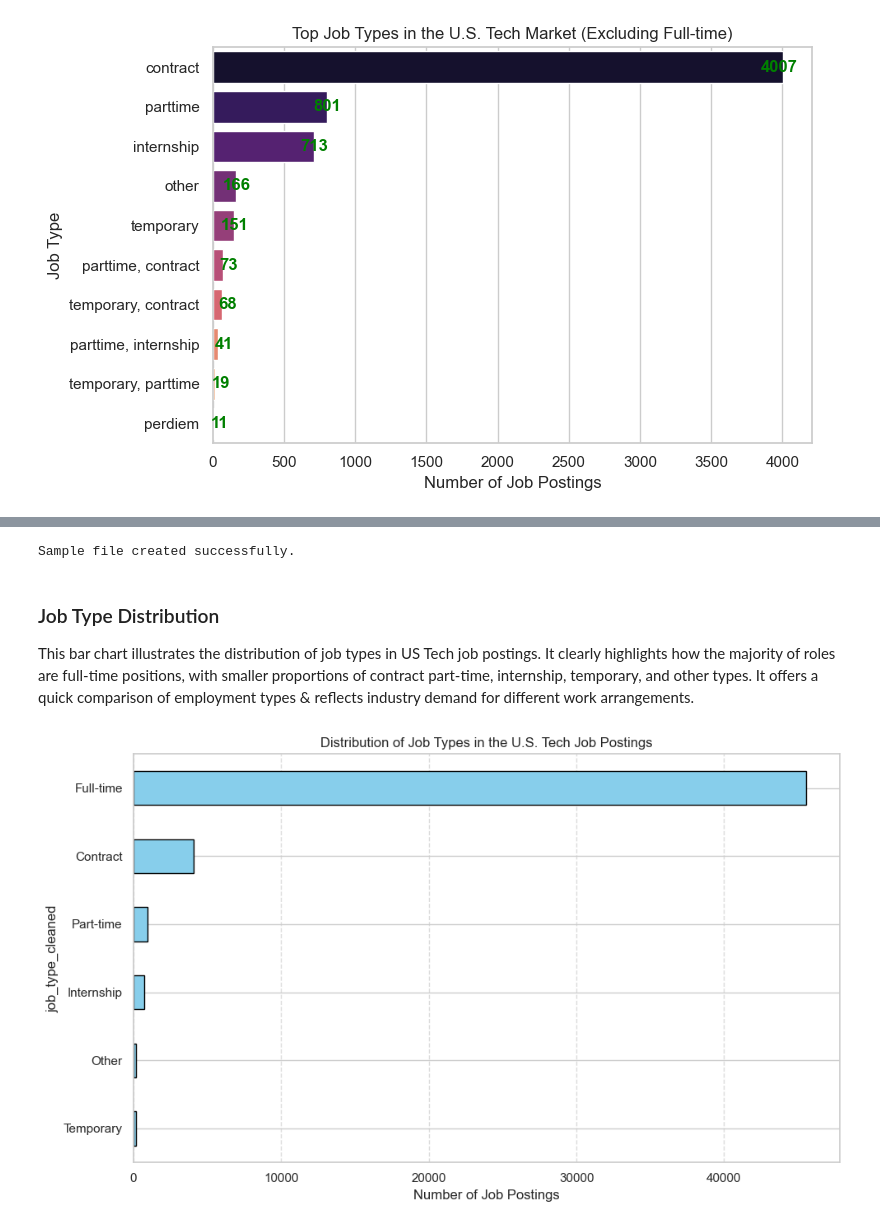
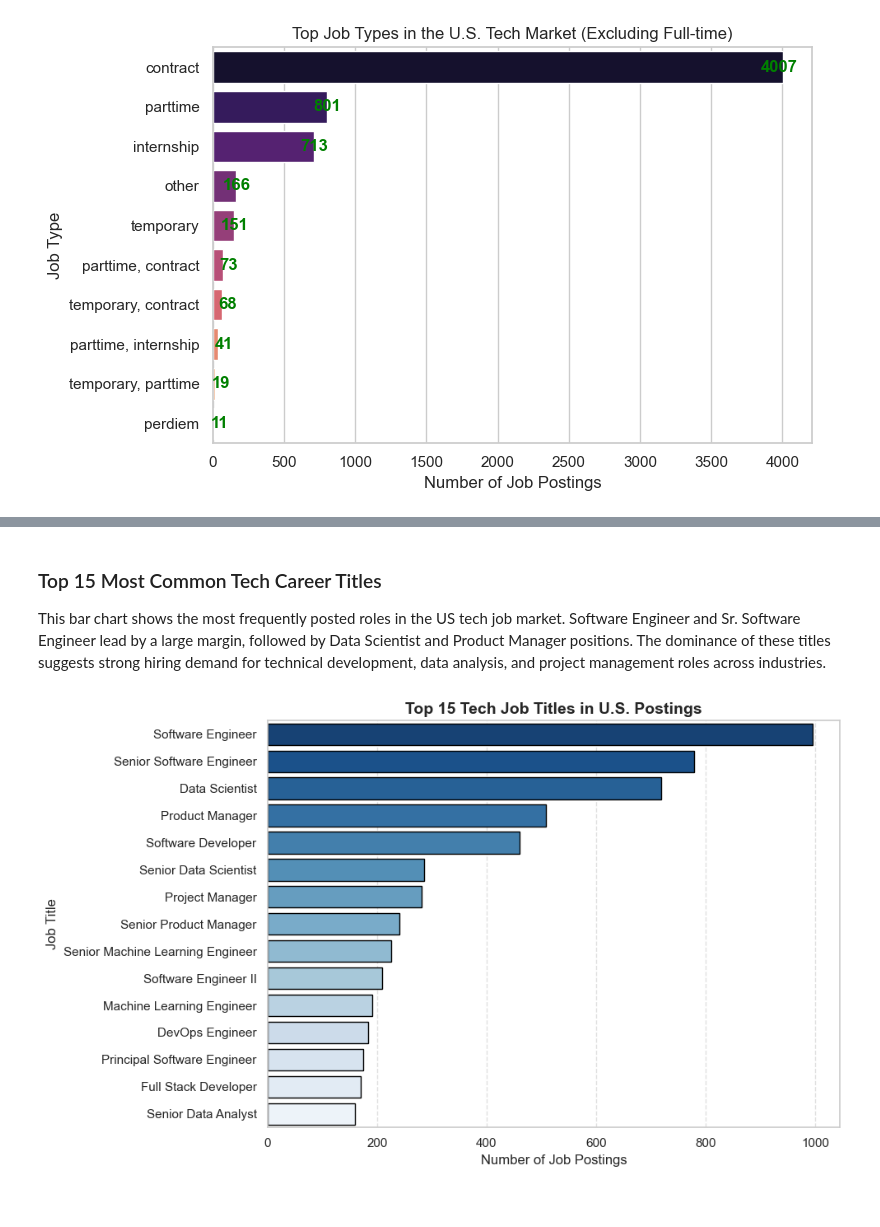
Before and after one commit to HCBrooks-lab/Job-Data, a Jupyter notebook: US_Tech_Job_Analysis.ipynb, the cells around one changed output, grey strips where cells are left out. Cells and saved outputs as stored; diff of their text form; code cells hidden in the pictures.

```diff
--- a/US_Tech_Job_Analysis.ipynb
+++ b/US_Tech_Job_Analysis.ipynb
@@ -209,31 +168,28 @@ plt.tight_layout()
-# %%
-import pandas as pd
-df = pd.read_excel("all_jobs.xlsx", engine="openpyxl")
-sample_df = df.head(500)
-sample_df.to_excel("sample_all_jobs.xlsx", index=False)
-print("Sample file created successfully.")
-# %% [output]
-Sample file created successfully.
 # %% [markdown]
-### Job Type Distribution
-
-This bar chart illustrates the distribution of job types in US Tech job postings. It clearly highlights how the majority of roles are full-time positions, with smaller proportions of contract part-time, internship, temporary, and other types. It offers a quick comparison of employment types & reflects industry demand for different work arrangements.
+### Top 15 Most Common Tech Career Titles
+This bar chart shows the most frequently posted roles in the US tech job market. Software Engineer and Sr. Software Engineer lead by a large margin, followed by Data Scientist and Product Manager positions. The dominance of these titles suggests strong hiring demand for technical development, data analysis, and project management roles across industries.
 # %%
-job_type_counts_sorted = job_type_counts.sort_values()
-
-plt.figure(figsize=(10, 6))
-job_type_counts_sorted.plot(
-    kind='barh',
-    color='skyblue',
-    edgecolor='black'
+top_titles = (
+    df["title"]
+    .dropna()
+    .value_counts()
+    .head(15)
 )
 
-plt.xlabel('Number of Job Postings')
-plt.title('Distribution of Job Types in the U.S. Tech Job Postings')
-plt.grid(axis='x', linestyle='--', alpha=0.7)
+# Plot
+plt.figure(figsize = (10, 6))
+sns.barplot(
+    x = top_titles.values,
+    y = top_titles.index,
+    palette = "Blues_r",
+    edgecolor = "black"
+)
+
+plt.title("Top 15 Tech Job Titles in U.S. Postings", fontsize = 14, weight = "bold")
+plt.xlabel("Number of Job Postings")
+plt.ylabel("Job Title")
+plt.grid(axis = "x", linestyle ="--", alpha =0.6)
 plt.tight_layout()
 plt.show()
-
-plt.show()
 # %% [output]
-[figure, old version]
+[figure, new version]
```
Also changed, not shown: parts of 13 cells of this notebook.
